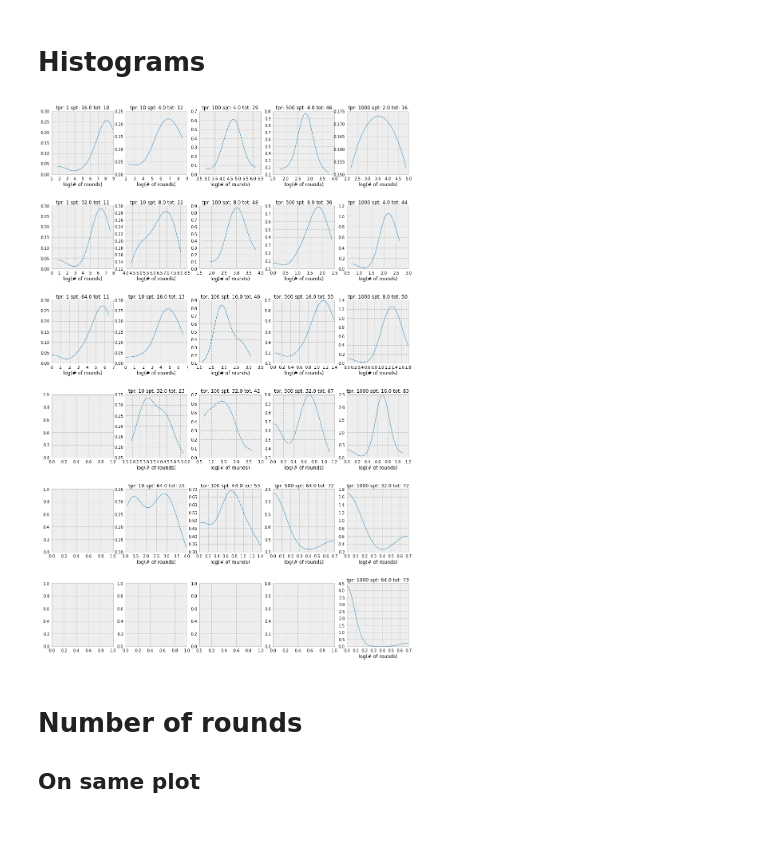
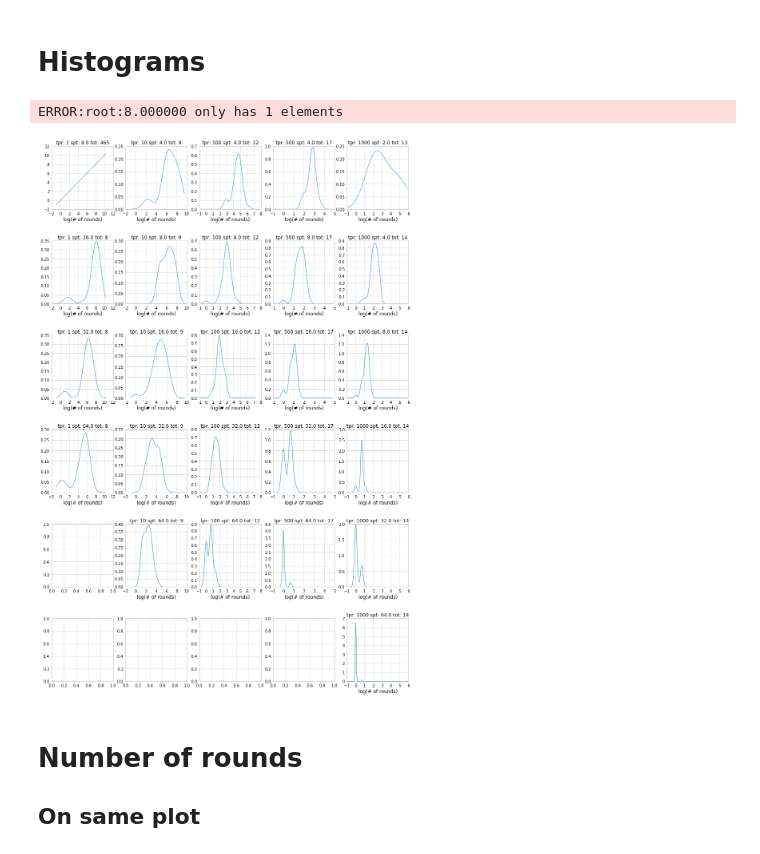
Before and after one commit to mpharrigan/quant-accel, a Jupyter notebook: ipython/tmat3.ipynb, the cells around one changed output. Saved outputs shown, nothing was run; the diff lists cells and outputs as text; code cells hidden in the pictures.

```diff
--- a/ipython/tmat3.ipynb
+++ b/ipython/tmat3.ipynb
@@ -65,14 +65,15 @@ rounds_vs_spt = tmat.plot_vs('pop', 'rounds', xaxis='n_spt', label='n_tpr')
 # %%
 fig, axes = plt.subplots(6, 5, figsize=(16, 4*6))
 for i, (k, v) in enumerate(rounds_vs_spt.items()):
-    for j, (hist, bin_centers, xval) in enumerate(sc.histogram(v, htype='kde', whole_range=Tru, log=True)):
+    for j, (hist, bin_centers, xval) in enumerate(sc.histogram(v, htype='kde', whole_range=True, log=True)):
         ax = axes[j, i]
         ax.plot(bin_centers, hist, '-')
         #ax.bar(bin_centers, hist+0.001, width=(bin_centers[1]-bin_centers[0]))
         ax.set_xlabel('log(# of rounds)');
         ax.set_title("tpr: %s spt: %s tot: %d" % (k, xval, np.sum(hist)))
 # %% [output]
+ERROR:root:8.000000 only has 1 elements
-[figure, old version]
+[figure, new version]
 # %% [markdown]
 # Number of rounds
 ## On same plot
```
Also changed, not shown: parts of 6 cells of this notebook, 4 other files.
